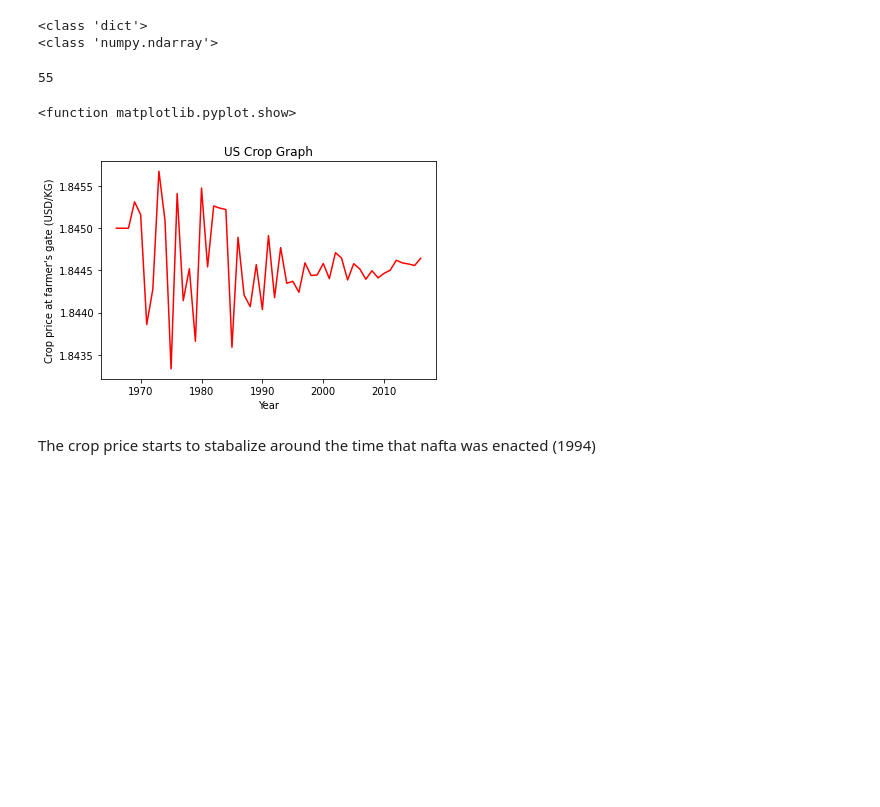
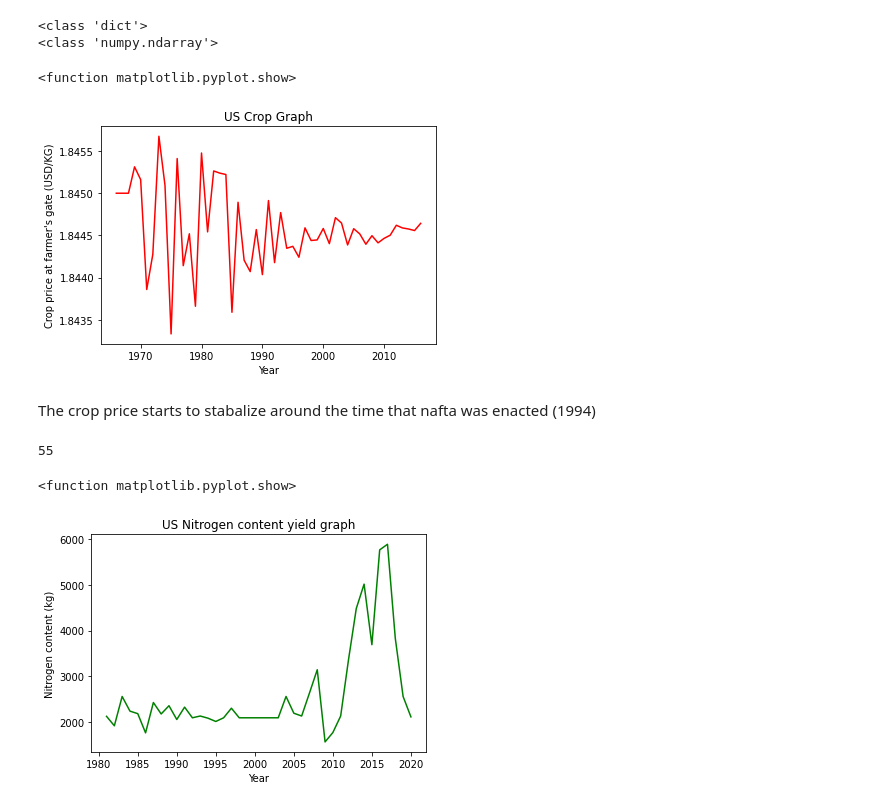
Before and after one commit to jfernandez37/495Project, a Jupyter notebook: Directed_consulting_495.ipynb, the cells around one changed output. Drawn from its saved outputs; the diff is of its cells as text; code cells hidden in the pictures; blank space fills up the shorter version.

```diff
--- a/Directed_consulting_495.ipynb
+++ b/Directed_consulting_495.ipynb
@@ -18,7 +18,7 @@ print(type(stuff['Pr_Crop_US']))
 <class 'numpy.ndarray'>
 # %%
 y=stuff['Pr_Crop_US'][2][1]
-print(len(stuff['Pr_Crop_US'][0][0]))
+#print(len(stuff['Pr_Crop_US'][0][0]))
 x=np.arange(1966,2021)
 plt.title("US Crop Graph")
 plt.xlabel("Year")
@@ -26,8 +26,20 @@ plt.ylabel("Crop price at farmer's gate (USD/KG)")
 plt.plot(x,y,color="red")
 plt.show
 # %% [output]
-55
+<function matplotlib.pyplot.show>
-<function matplotlib.pyplot.show>
 [figure]
 # %% [markdown]
 The crop price starts to stabalize around the time that nafta was enacted (1994)
+# %%
+y=stuff['Nyield_kgkm'][0][1]
+print(len(stuff['Pr_Crop_US'][0][1]))
+x=np.arange(1966,2021)
+plt.title("US Nitrogen content yield graph")
+plt.xlabel("Year")
+plt.ylabel("Nitrogen content (kg)")
+plt.plot(x,y,color="green")
+plt.show
+# %% [output]
+55
+<function matplotlib.pyplot.show>
+[figure, added]
```
